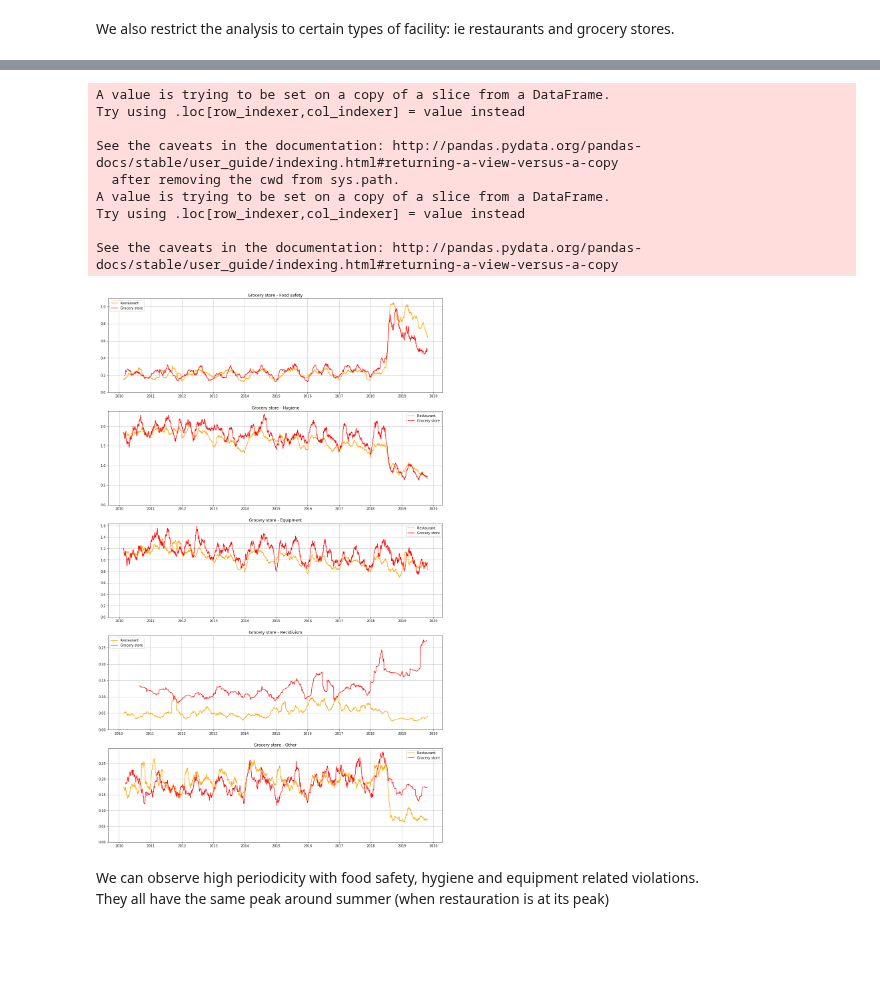
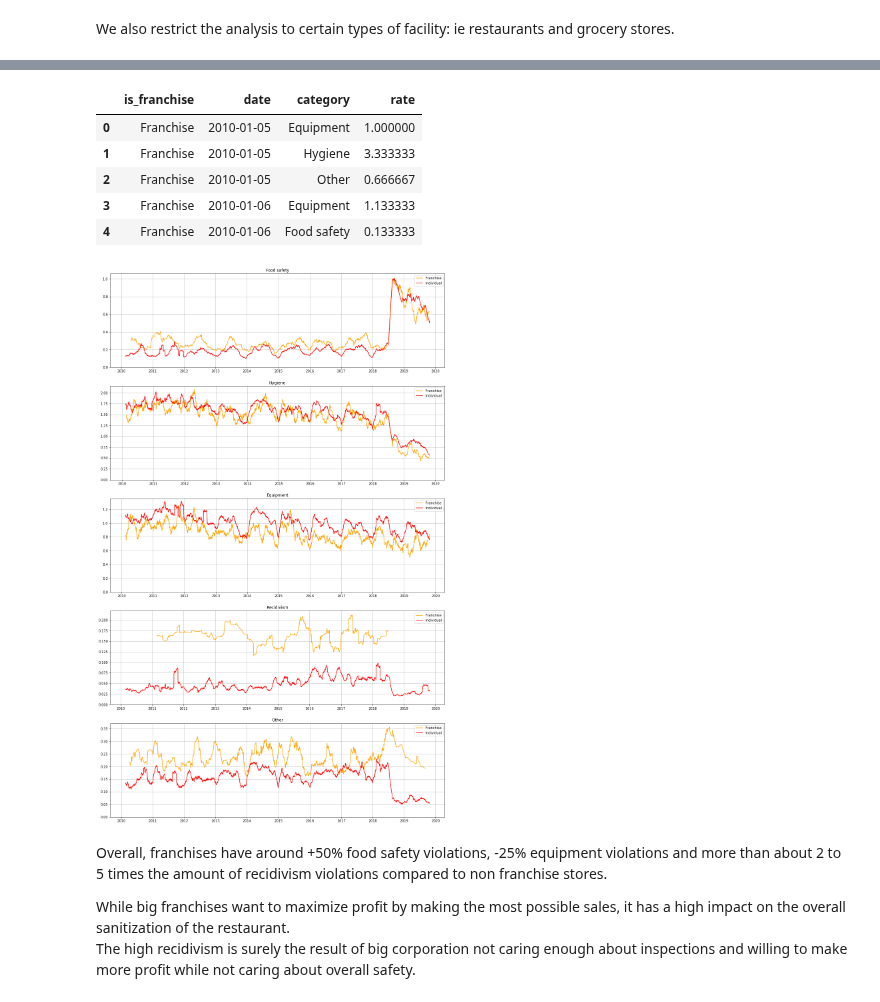
Before and after one commit to VodopaDev/CS401-Chicago-Crime-Analysis, a Jupyter notebook: violations_periodicity.ipynb, the cells around one changed output, grey strips where cells are left out. Saved outputs shown, nothing was run; the diff lists cells and outputs as text; code cells hidden in the pictures; blank space fills up the shorter version.

Commit message:
Franchises vs Chicago

```diff
--- a/violations_periodicity.ipynb
+++ b/violations_periodicity.ipynb
@@ -82,0 +113,6 @@ We can count inspections from the original dataset.
+# %%
+exploded_violations = violations.explode('violations')
+exploded_violations = exploded_violations[exploded_violations.violations != 'None']
+exploded_violations.violations = exploded_violations.violations.astype('int32').map(lambda x: violation_category_mapping.get(x))
+exploded_violations['is_franchise'] = exploded_violations.name.isin(studied_franchises).map(lambda x: 'Franchise' if x else 'Individual')
+exploded_violations.head(5)
@@ -82,0 +127,6 @@ We can count inspections from the original dataset.
+# %%
+violation_categories_periodicity = exploded_violations.copy()
+violation_categories_periodicity = violation_categories_periodicity[['is_franchise', 'violations', 'date']]
+violation_categories_periodicity['v_count'] = 1
+violation_categories_periodicity = violation_categories_periodicity.groupby(by=['is_franchise', 'violations', 'date']).sum().reset_index()
+violation_categories_periodicity.head()
@@ -82,0 +142,7 @@ We can count inspections from the original dataset.
+# %%
+inspections_per_day_and_franchise = violations.copy()[['name', 'date']]
+inspections_per_day_and_franchise['is_franchise'] = inspections_per_day_and_franchise.name.isin(studied_franchises).map(lambda x: 'Franchise' if x else 'Individual')
+inspections_per_day_and_franchise = inspections_per_day_and_franchise.drop('name', axis=1)
+inspections_per_day_and_franchise['i_count'] = 1
+inspections_per_day_and_franchise = inspections_per_day_and_franchise.groupby(by=['is_franchise', 'date']).sum()
+inspections_per_day_and_franchise.head()
@@ -83,32 +157,36 @@ We can count inspections from the original dataset.
+# %%
+category_rate = inspections_per_day_and_franchise.merge(violation_categories_periodicity, left_on=['is_franchise', 'date'], right_on=['is_franchise', 'date']).rename(columns={'violations': 'category'})
+category_rate['rate'] = category_rate.v_count / category_rate.i_count
+category_rate = category_rate.drop(['i_count', 'v_count'], axis=1)
+category_rate.head()
+# %% [output]
+|  | is_franchise | date | category | rate |
+| 0 | Franchise | 2010-01-05 | Equipment | 1.000000 |
+| 1 | Franchise | 2010-01-05 | Hygiene | 3.333333 |
+| 2 | Franchise | 2010-01-05 | Other | 0.666667 |
+| 3 | Franchise | 2010-01-06 | Equipment | 1.133333 |
+| 4 | Franchise | 2010-01-06 | Food safety | 0.133333 |
 # %%
-facility_types = ['Restaurant', 'Grocery store']
+franchises = category_rate.is_franchise.unique()
 colors = ['orange', 'red']
 fig, axs = plt.subplots(len(violation_categories), 1, figsize=(18,30))
 
-for j, f_type in enumerate(facility_types):
-    facility_rate = daily_category_rate_by_facility(f_type)
+for j, franchise in enumerate(franchises):
+    franchise_rate = category_rate[category_rate.is_franchise == franchise]
     for i, v_cat in enumerate(violation_categories):
-        filtered = facility_rate[facility_rate.category == v_cat]
+        filtered = franchise_rate[franchise_rate.category == v_cat]
         rolling_mean = filtered.rate.rolling(window=30).mean()
-        axs[i].set_title('{} - {}'.format(f_type, v_cat))
+        axs[i].set_title('{}'.format(v_cat))
         axs[i].plot(filtered['date'].values, rolling_mean, colors[j])
 
-
 for i, v_cat in enumerate(violation_categories):
-    axs[i].legend(facility_types)
+    axs[i].legend(franchises)
     axs[i].grid()
     axs[i].set_ylim(bottom=0)
 # %% [output]
-A value is trying to be set on a copy of a slice from a DataFrame.
-Try using .loc[row_indexer,col_indexer] = value instead
-
-See the caveats in the documentation: http://pandas.pydata.org/pandas-docs/stable/user_guide/indexing.html#returning-a-view-versus-a-copy
-  after removing the cwd from sys.path.
-A value is trying to be set on a copy of a slice from a DataFrame.
-Try using .loc[row_indexer,col_indexer] = value instead
-
-See the caveats in the documentation: http://pandas.pydata.org/pandas-docs/stable/user_guide/indexing.html#returning-a-view-versus-a-copy
-[figure, old version]
+[figure, new version]
-# %% [markdown]
-We can observe high periodicity with food safety, hygiene and equipment related violations.
-They all have the same peak around summer (when restauration is at its peak)
+# %% [markdown]
+Overall, franchises have around +50% food safety violations, -25% equipment violations and more than about 2 to 5 times the amount of recidivism violations compared to non franchise stores.
+
+While big franchises want to maximize profit by making the most possible sales, it has a high impact on the overall sanitization of the restaurant.
+The high recidivism is surely the result of big corporation not caring enough about inspections and willing to make more profit while not caring about overall safety.
```
Also changed, not shown: parts of 25 cells of this notebook.
